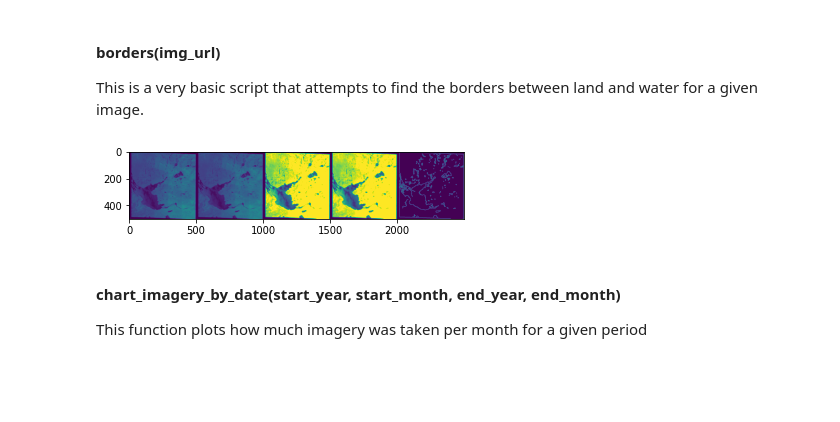
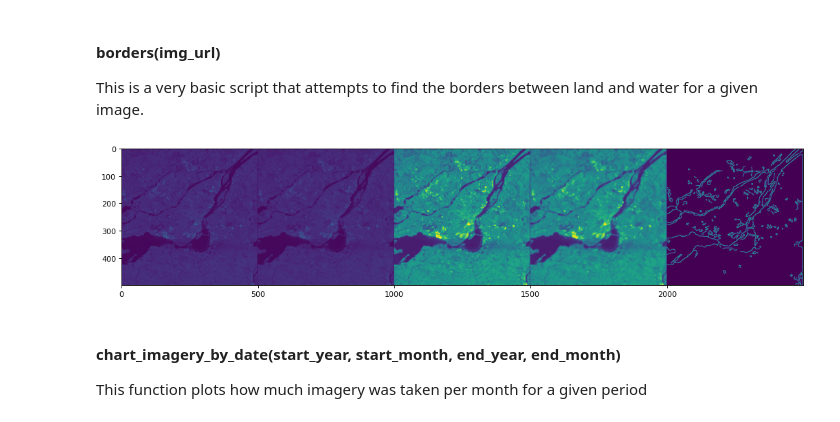
Before and after one commit to asc-csa/radarsat1-scripts, a Jupyter notebook: src/1 - Basic AWS Access and Usage/Demonstrations-of-script-usage.ipynb, the cells around one changed output. Saved outputs shown, nothing was run; the diff lists cells and outputs as text; code cells hidden in the pictures; blank space fills up the shorter version.

```diff
--- a/src/1 - Basic AWS Access and Usage/Demonstrations-of-script-usage.ipynb
+++ b/src/1 - Basic AWS Access and Usage/Demonstrations-of-script-usage.ipynb
@@ -135,10 +135,14 @@ sa.create_a_map(1999, 9, 2000, 6)
 
 This is a very basic script that attempts to find the borders between land and water for a given image.
 # %%
+from matplotlib.pyplot import figure
+
+figure(figsize=(16, 12), dpi=80)
+
 # Sample call to find borders for a given image
-sa.borders('RS1_X0492990_SCWB_20060706_100958_HH_SCW.tif')
+sa.borders('RS1_M0180196_F4_19970831_225450_HH_SGF.tif')
 # %% [output]
-[figure, old version]
+[figure, new version]
 # %% [markdown]
 #### chart_imagery_by_date(start_year, start_month, end_year, end_month)
 
```
Also changed, not shown: parts of 1 cell of this notebook, 4 other files.
